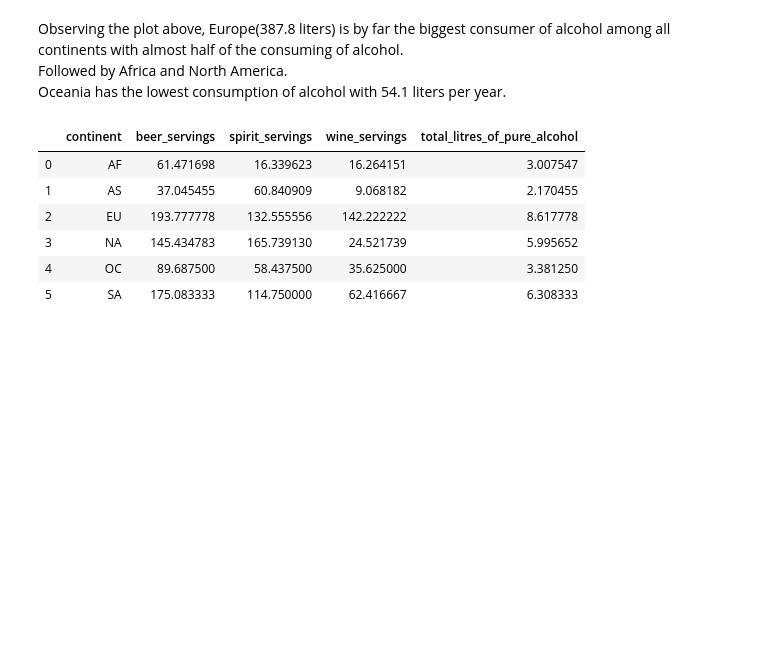
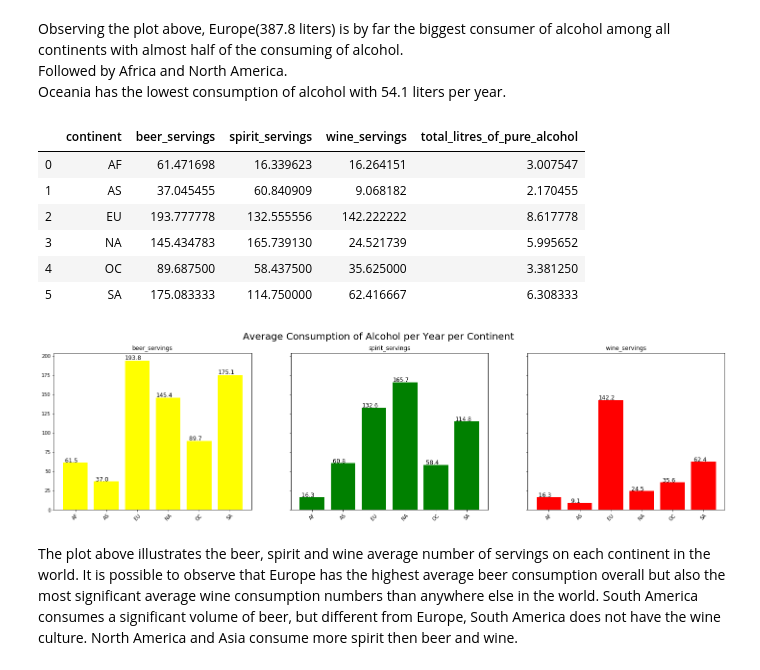
Before and after one commit to Cynthyah/Alcohol-Consumption, a Jupyter notebook: DrinksCountries.ipynb, the cells around one changed output. Cells and saved outputs as stored; diff of their text form; code cells hidden in the pictures; blank space fills up the shorter version.

```diff
--- a/DrinksCountries.ipynb
+++ b/DrinksCountries.ipynb
@@ -135,3 +158,27 @@ df_alcohol_cont_avg
 | 3 | NA | 145.434783 | 165.739130 | 24.521739 | 5.995652 |
 | 4 | OC | 89.687500 | 58.437500 | 35.625000 | 3.381250 |
 | 5 | SA | 175.083333 | 114.750000 | 62.416667 | 6.308333 |
+# %%
+drinks = ['beer_servings', 'spirit_servings', 'wine_servings']
+colors = ['yellow', 'green', 'red']
+
+fig, ax = plt.subplots(1, 3, sharey=True, figsize=(25,6))
+fig.suptitle('Average Consumption of Alcohol per Year per Continent',fontsize=20)
+
+for i, d in enumerate(drinks):
+
+    ax[i].bar(df_alcohol_cont_avg['continent'], df_alcohol_cont_avg[d], color=colors[i])
+    ax[i].set_title(d)
+    ax[i].set_xticklabels(labels=df_alcohol_cont_avg['continent'], rotation=45)
+    for p in ax[i].patches:
+        num = f"{p.get_height():5.1f}"
+        ax[i].annotate(num, (p.get_x() * 1.005, p.get_height() * 1.005),fontsize=12)
+
+plt.show()
+# %% [output]
+[figure, added]
+# %% [markdown]
+The plot above illustrates the beer, spirit and wine average number of servings on each continent in the world.
+It is possible to observe that Europe has the highest average beer consumption overall but also the most significant average wine consumption numbers than anywhere else in the world.
+South America consumes a significant volume of beer, but different from Europe, South America does not have the wine culture.
+North America and Asia consume more spirit then beer and wine.
```
Also changed, not shown: parts of 5 cells of this notebook, 1 other file.
